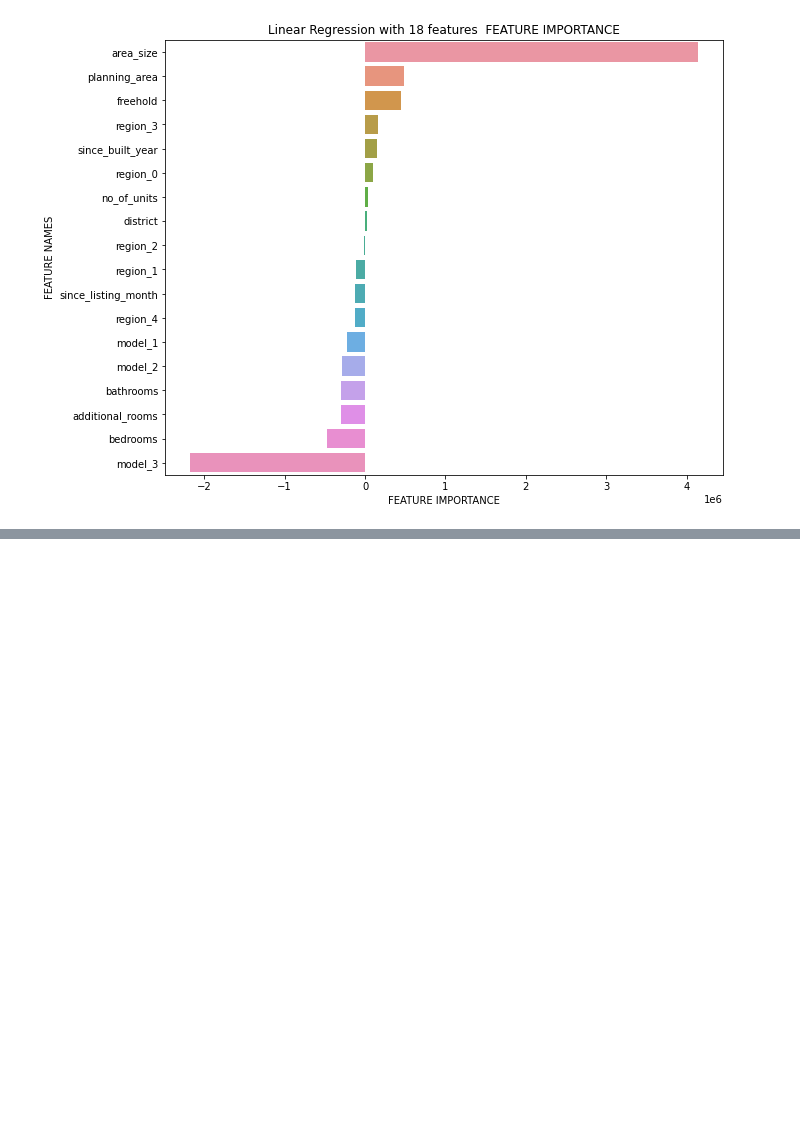
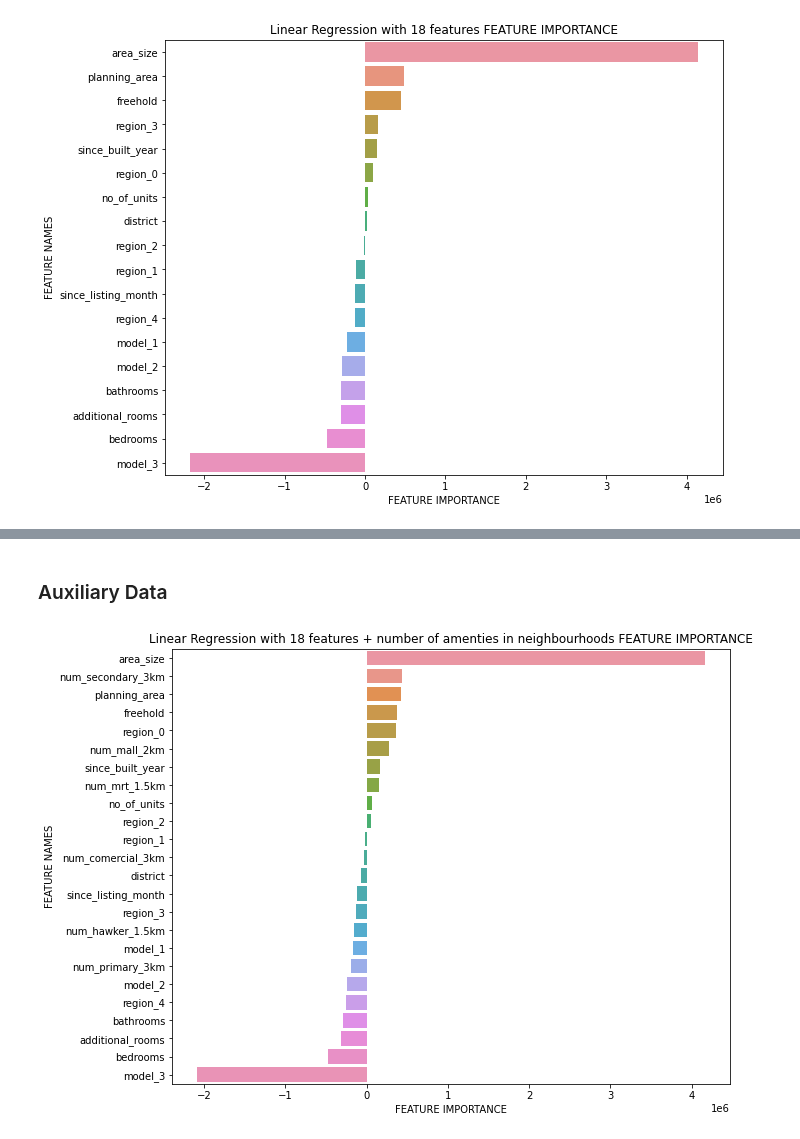
Before and after one commit to luoxiangyi222/cs5228-team-not-found, a Jupyter notebook: cs5228_project_nancy.ipynb, the cells around one changed output, grey strips where cells are left out. Saved outputs shown, nothing was run; the diff lists cells and outputs as text; code cells hidden in the pictures; blank space fills up the shorter version.

```diff
--- a/cs5228_project_nancy.ipynb
+++ b/cs5228_project_nancy.ipynb
@@ -262,0 +343,7 @@ reduced_test = test_df[test_df.columns[~test_df.columns.isin(['type', 'lat', 'ln
+# %%
+# dataframe to store number of amenties
+
+d = {'num_comercial_3km': near_cc, 'num_hawker_1.5km': near_hc, 'num_primary_3km': near_ps, 'num_secondary_3km': near_ss, 'num_mall_2km': near_sm, 'num_mrt_1.5km': near_ts}
+
+num_of_amenties = pd.DataFrame(data=d)
+num_of_amenties
@@ -262,0 +391,3 @@ reduced_test = test_df[test_df.columns[~test_df.columns.isin(['type', 'lat', 'ln
+# %%
+scaler = StandardScaler()
+num_of_amenties[num_of_amenties.columns] = scaler.fit_transform(num_of_amenties)
@@ -342,0 +513,15 @@ plot_feature_importance(lm_red.coef_,X_train_red.columns,'Linear Regression with
+# %% [markdown]
+### Auxiliary Data
+# %%
+# number of amenties in a given radius
+x_train_16_num_amenties = X_train_red.join(num_of_amenties)
+lm = LinearRegression()
+folds = KFold(n_splits = 5, shuffle = True, random_state = 100)
+num_r2_scores = cross_val_score(lm, x_train_16_num_amenties, y_train_red, scoring='r2', cv=folds)
+num_rmse = cross_val_score(lm, x_train_16_num_amenties, y_train_red, scoring='neg_root_mean_squared_error', cv=folds)
+
+lm.fit(x_train_16_num_amenties, y_train_red)
+plot_feature_importance(lm.coef_,x_train_16_num_amenties.columns,'Linear Regression with 18 features + number of amenties in neighbourhoods')
+plt.savefig('Linear Regression with 18 features with num amenties.jpeg')
+# %% [output]
+[figure, added]
```
Also changed, not shown: parts of 32 cells of this notebook, 12 other files.
